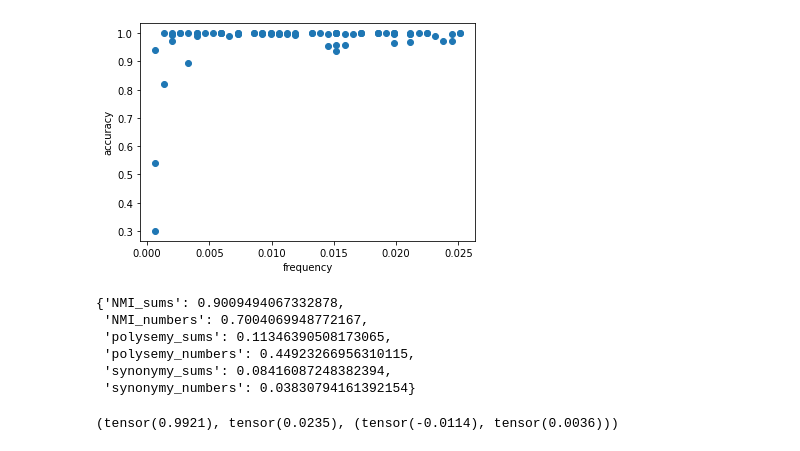
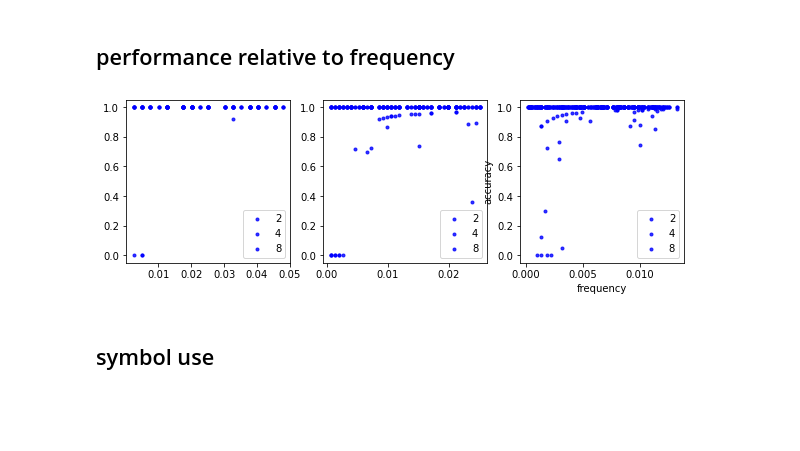
Before and after one commit to XeniaOhmer/summation_game, a Jupyter notebook: analysis.ipynb, the cells around one changed output. Cells and saved outputs as stored; diff of their text form; code cells hidden in the pictures; blank space fills up the shorter version.

```diff
--- a/analysis.ipynb
+++ b/analysis.ipynb
@@ -81,17 +78,43 @@ plot_symbol_per_input(logs)
-# %%
-R = plot_accuracy_versus_frequency(logs)
-# %% [output]
-[figure, removed]
-# %%
-information_scores(test_logs, N)
-# %% [output]
-{'NMI_sums': 0.9009494067332878,
- 'NMI_numbers': 0.7004069948772167,
- 'polysemy_sums': 0.11346390508173065,
- 'polysemy_numbers': 0.44923266956310115,
- 'synonymy_sums': 0.08416087248382394,
- 'synonymy_numbers': 0.03830794161392154}
-# %%
-calc_performance(logs)
-# %% [output]
-(tensor(0.9921), tensor(0.0235), (tensor(-0.0114), tensor(0.0036)))
+# %% [markdown]
+## performance relative to frequency
+# %%
+N_collection = [20, 40, 80]
+V_factors = [2, 4, 8]
+plt.figure(figsize=(10,3))
+
+for i, N in enumerate(N_collection):
+
+    plt.subplot(1,3,i+1)
+
+    min_V = 2*N + 1
+
+    for j, factor in enumerate(V_factors):
+
+        color = ['blue', 'red', 'green'][j]
+        V = min_V * factor
+
+        logs = load_interaction(N, V, mode='validation')
+
+        numbers = one_hot_to_numbers(logs.sender_input)
+        receiver_output = torch.argmax(logs.receiver_output, dim=1)
+
+        results = {'sum': [], 'frequency': [], 'accuracy': []}
+        input_sums = torch.sum(numbers, dim=1)
+        for sum_i in range(2*N+1):
+            indices = torch.where(input_sums == sum_i)[0]
+            if len(indices) > 0:
+                results['sum'].append(sum_i)
+                results['frequency'].append(len(indices) / len(input_sums))
+                accuracy = torch.mean((input_sums[indices] == receiver_output[indices]).float())
+                results['accuracy'].append(accuracy)
+        plt.scatter(results['frequency'], results['accuracy'], color='blue', alpha=0.8, marker='.')
+
+    plt.legend([2, 4, 8])
+
+plt.xlabel('frequency')
+plt.ylabel('accuracy')
+plt.show()
+# %% [output]
+[figure, added]
+# %% [markdown]
+## symbol use
```
Also changed, not shown: parts of 15 cells of this notebook.
